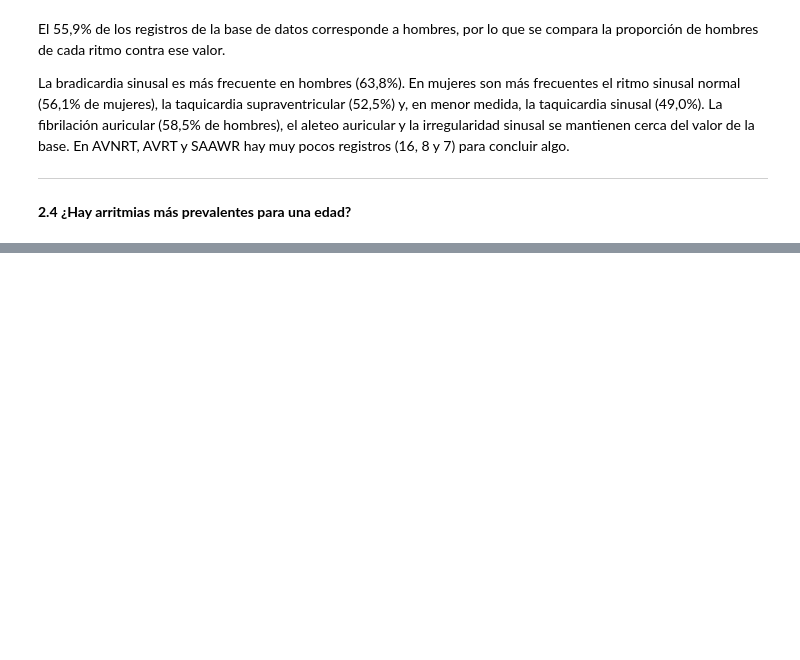
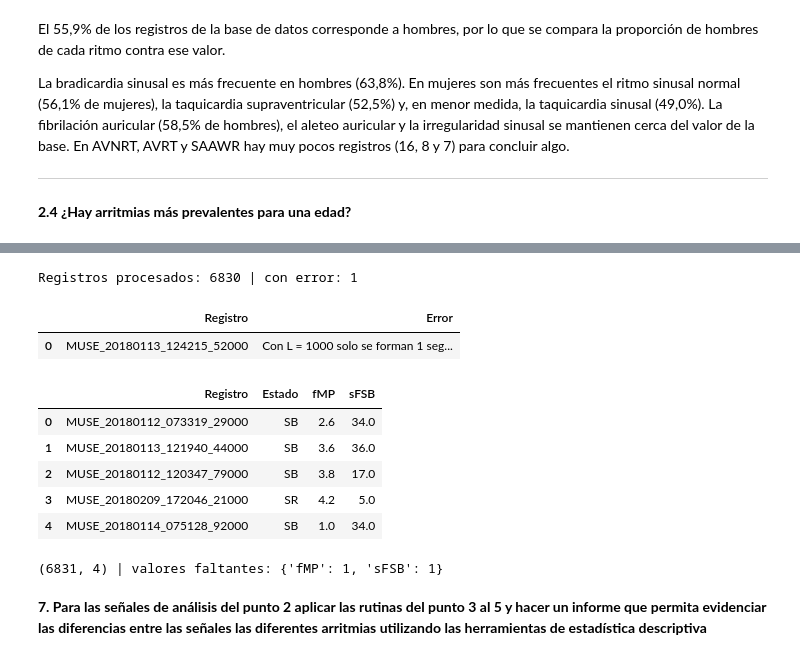
Before and after one commit to valentinamoralese/Biose-ales-Valentina-Morales-Paula-Garcia, a Jupyter notebook: Proyecto1_Valentina_Paula.ipynb, the cells around one changed output, grey strips where cells are left out. Drawn from its saved outputs; the diff is of its cells as text; code cells hidden in the pictures; blank space fills up the shorter version.

```diff
--- a/Proyecto1_Valentina_Paula.ipynb
+++ b/Proyecto1_Valentina_Paula.ipynb
@@ -276,0 +620,53 @@ La bradicardia sinusal es más frecuente en hombres (63,8%). En mujeres son más
+# %%
+from tqdm.auto import tqdm
+
+def procesar_registro(filename):
+    """Aplica las rutinas de los puntos 3 a 5 a un registro y devuelve (fMP, sFSB)."""
+    x = cargar_senal(filename)
+    if not np.all(np.isfinite(x)) or np.ptp(x) == 0:
+        raise ValueError("señal con valores no válidos o constante")
+    s = preprocesar(x)                         # punto 3: quitar tendencia y comprimir
+    fm = frecuencia_max_potencia(s, FS)        # punto 4: frecuencia de máxima potencia
+    n_sig = suma_frecuencias_significativas(s, FS, L, fm)  # punto 5: frecuencias significativas
+    return fm, n_sig
+
+BASE_PROCESO = df_sel  # subconjunto de trabajo (cambiar a df para procesar toda la base)
+RUTA_RESULTADOS = Path("resultados_fmp_sfsb.csv")
+RECALCULAR = False  # True para volver a procesar todos los registros
+
+if RUTA_RESULTADOS.exists() and not RECALCULAR:
+    resultados = pd.read_csv(RUTA_RESULTADOS)
+    print(f"Resultados cargados desde {RUTA_RESULTADOS}")
+else:
+    filas, errores = [], []
+    for _, fila in tqdm(BASE_PROCESO.iterrows(), total=len(BASE_PROCESO)):
+        try:
+            fm, n_sig = procesar_registro(fila["FileName"])
+        except Exception as e:
+            fm, n_sig = np.nan, np.nan
+            errores.append((fila["FileName"], str(e)))
+        filas.append({"Registro": fila["FileName"], "Estado": fila["Rhythm"], "fMP": fm, "sFSB": n_sig})
+    resultados = pd.DataFrame(filas)
+    resultados.to_csv(RUTA_RESULTADOS, index=False)
+    print(f"Registros procesados: {len(resultados) - len(errores)} | con error: {len(errores)}")
+    if errores:
+        display(pd.DataFrame(errores, columns=["Registro", "Error"]).head())
+
+display(resultados.head())
+print(resultados.shape, "| valores faltantes:", resultados[["fMP", "sFSB"]].isna().sum().to_dict())
+# %% [output]
+Registros procesados: 6830 | con error: 1
+|  | Registro | Error |
+| 0 | MUSE_20180113_124215_52000 | Con L = 1000 solo se forman 1 seg... |
+|  | Registro | Estado | fMP | sFSB |
+| 0 | MUSE_20180112_073319_29000 | SB | 2.6 | 34.0 |
+| 1 | MUSE_20180113_121940_44000 | SB | 3.6 | 36.0 |
+| 2 | MUSE_20180112_120347_79000 | SB | 3.8 | 17.0 |
+| 3 | MUSE_20180209_172046_21000 | SR | 4.2 | 5.0 |
+| 4 | MUSE_20180114_075128_92000 | SB | 1.0 | 34.0 |
+(6831, 4) | valores faltantes: {'fMP': 1, 'sFSB': 1}
+# %% [markdown]
+**7. Para las señales de análisis del punto 2 aplicar las rutinas del punto 3 al
+5 y hacer un informe que permita evidenciar las diferencias entre las
+señales las diferentes arritmias utilizando las herramientas de estadística
+descriptiva**
```
Also changed, not shown: parts of 22 cells of this notebook, 1 other file.
